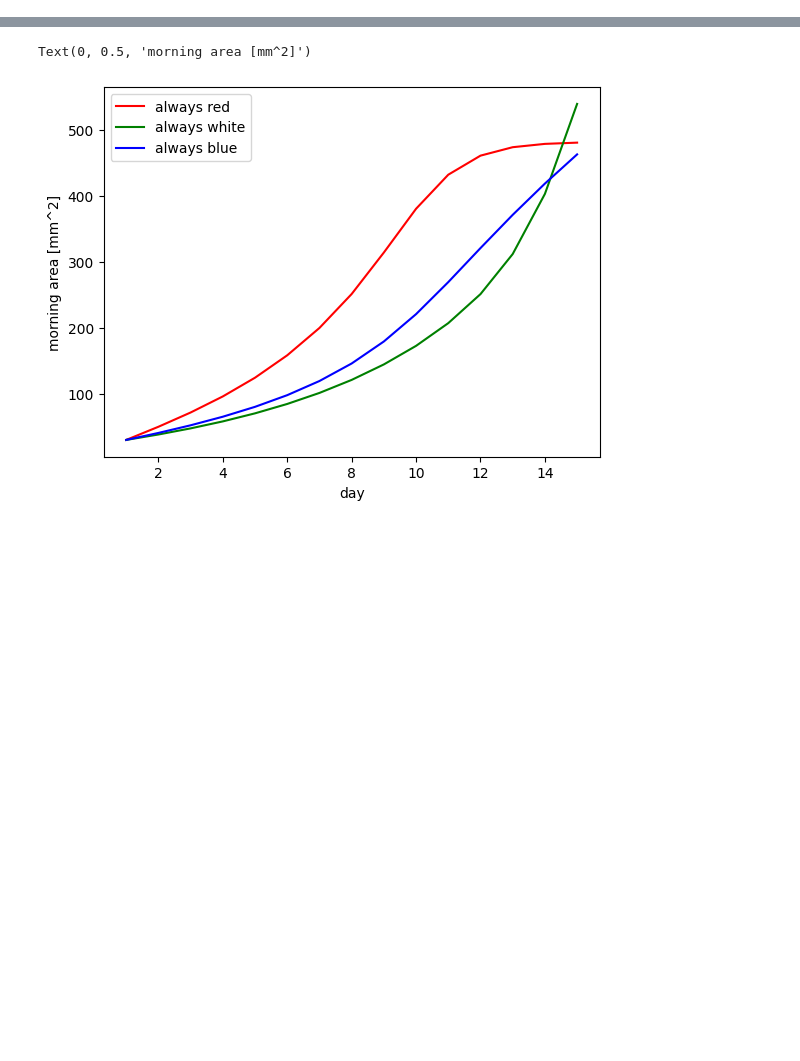
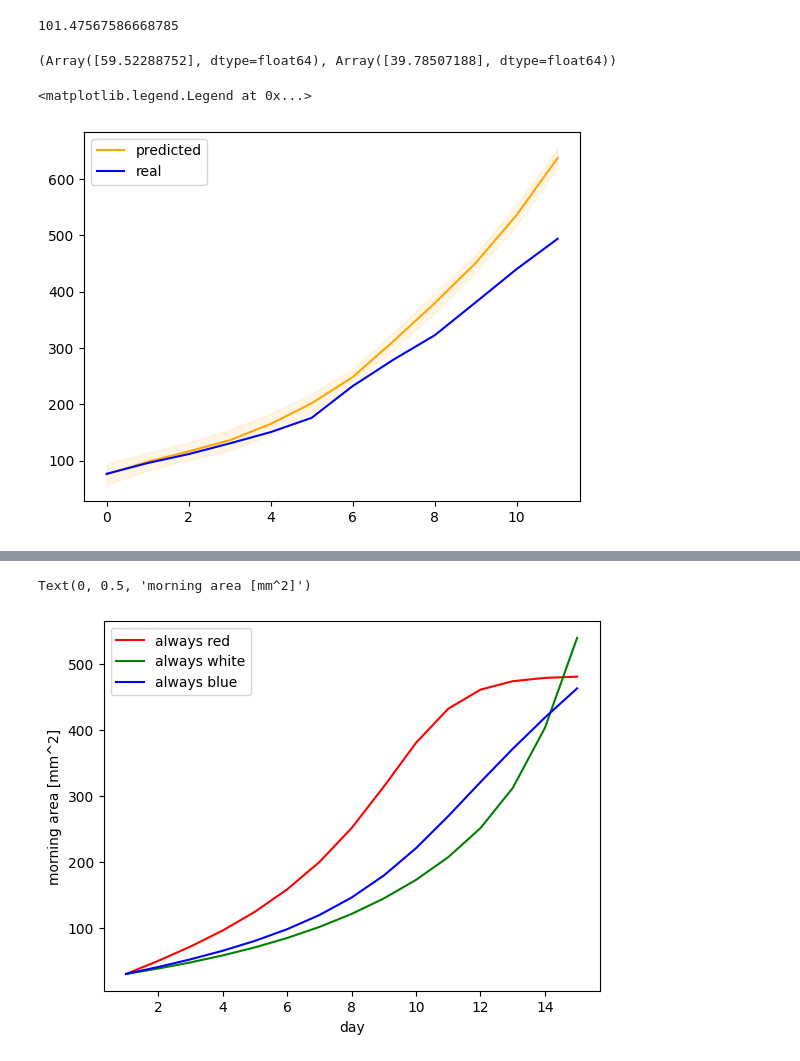
Before and after one commit to steventango/plant-rl, a Jupyter notebook: analysis/GP/analyze_GP_model.ipynb, the cells around one changed output, grey strips where cells are left out. Drawn from its saved outputs; the diff is of its cells as text; code cells hidden in the pictures; blank space fills up the shorter version.

Commit message:
validated 1day GP model, turned it into a sim, tested random dirichlet agent in it

```diff
--- a/analysis/GP/analyze_GP_model.ipynb
+++ b/analysis/GP/analyze_GP_model.ipynb
@@ -8,0 +11,10 @@ with open(f"./models/E13_every_size_1day_trace5.pickle", "rb") as f:
+# %%
+input = np.vstack([np.array([100, 0, 1, 0, 0, 0, 0])])
+data = GP_model.sample_output(input, N=100)
+np.percentile(data, 85)
+# %% [output]
+101.47567586668785
+# %%
+GP_model.predict_mean_std(input)
+# %% [output]
+(Array([59.52288752], dtype=float64), Array([39.78507188], dtype=float64))
@@ -9,2 +52,51 @@ with open(f"./models/E13_every_size_1day_trace5.pickle", "rb") as f:
+# %%
+fig, ax = plt.subplots()
+
+input_data = np.vstack(
+    list(
+        zip(
+            val_df["mean_clean_area"].to_list(),
+            val_df["red_coef"].to_list(),
+            val_df["white_coef"].to_list(),
+            val_df["blue_coef"].to_list(),
+            val_df["red_coef_trace_0.5"].to_list(),
+            val_df["white_coef_trace_0.5"].to_list(),
+            val_df["blue_coef_trace_0.5"].to_list(),
+            val_df["red_coef_trace_0.7"].to_list(),
+            val_df["white_coef_trace_0.7"].to_list(),
+            val_df["blue_coef_trace_0.7"].to_list(),
+            val_df["red_coef_trace_0.9"].to_list(),
+            val_df["white_coef_trace_0.9"].to_list(),
+            val_df["blue_coef_trace_0.9"].to_list(),
+        )
+    )
+)
+output_data = np.vstack(val_df["mean_next_clean_area"].to_list())
+MEAN = []
+STD = []
+current_area = input_data[0][0]
+for i in range(len(output_data)):
+    input = np.hstack([[current_area], input_data[i][1:]])
+    predictive_mean, predictive_std = GP_model.predict_mean_std(np.vstack([input]))
+    MEAN.append(current_area + predictive_mean[0])
+    STD.append(predictive_std[0])
+    current_area += predictive_mean[0]
+
+MEAN = np.array(MEAN)
+STD = np.array(STD)
+
+ax.plot(MEAN, color="orange", label="predicted")
+ax.fill_between(
+    np.arange(len(output_data)),
+    MEAN - STD,
+    MEAN + STD,
+    alpha=0.1,
+    color="orange",
+)
+ax.plot(output_data, color="blue", label="real")
+ax.legend()
+# %% [output]
+<matplotlib.legend.Legend at 0x...>
+[figure, added]
 # %%
 actions = [[1, 0, 0], [0, 1, 0], [0, 0, 1]]
```
Also changed, not shown: parts of 7 cells of this notebook, 15 other files.
